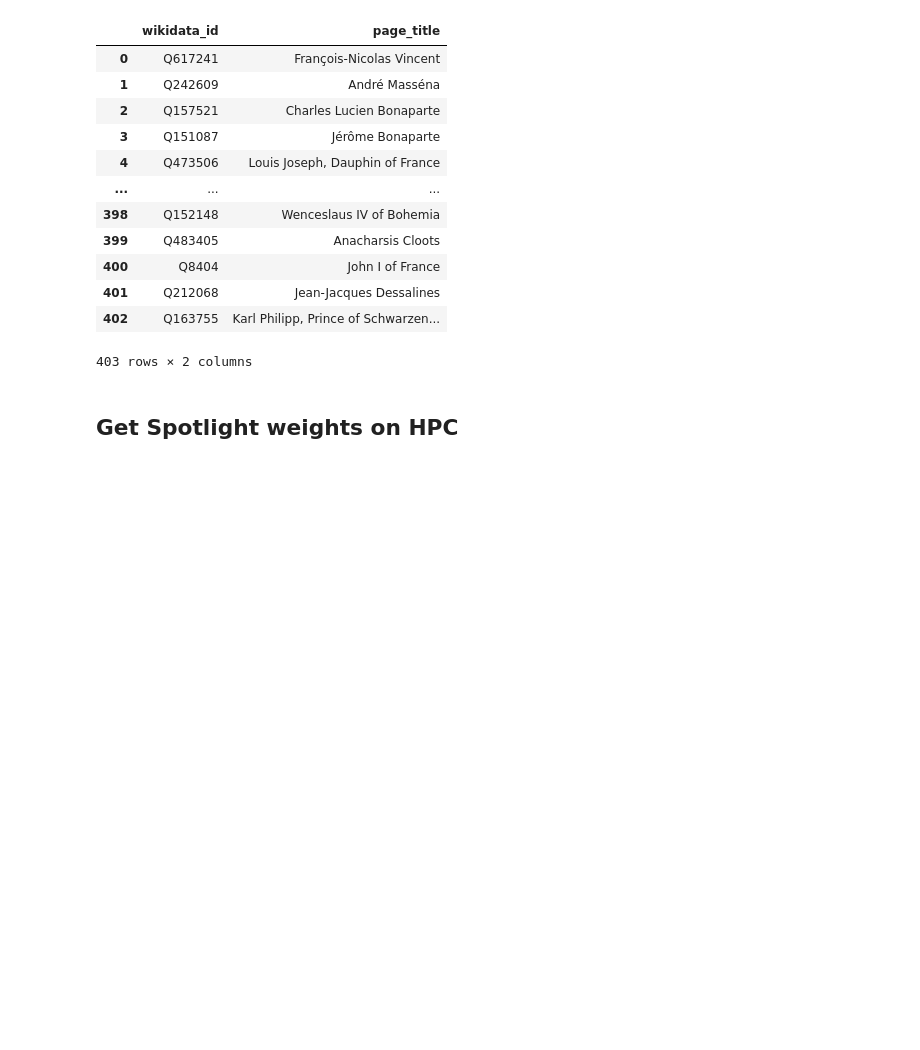
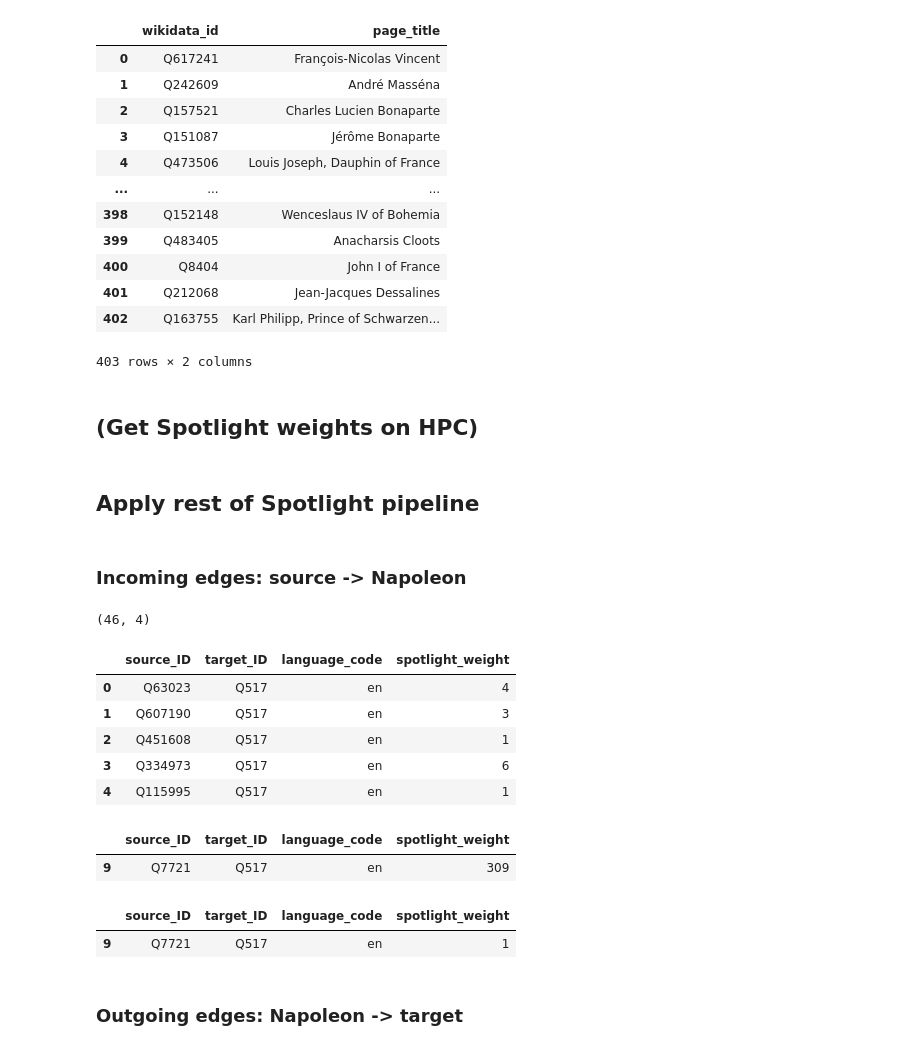
Before and after one commit to Karima-m/BSc_Project_Fall2026, a Jupyter notebook: notebooks/02_spotlight_prep.ipynb, the cells around one changed output. Saved outputs shown, nothing was run; the diff lists cells and outputs as text; code cells hidden in the pictures; blank space fills up the shorter version.

```diff
--- a/notebooks/02_spotlight_prep.ipynb
+++ b/notebooks/02_spotlight_prep.ipynb
@@ -197,15 +197,35 @@ target_names.to_csv('../hpc_jobs/hpc_spotlight/data/napoleon_out/napoleon_target
 # Used later to map LG and TRF predictions to titles
 target_names.to_csv('../data/napoleon_target_names.csv', index=False)
 # %% [markdown]
-## Get Spotlight weights on HPC
+## (Get Spotlight weights on HPC)
+# %% [markdown]
+## Apply rest of Spotlight pipeline
+# %% [markdown]
+### Incoming edges: source -> Napoleon
 # %%
 # Load spotlight predictions
-weights_df = pd.read_csv('../data/weight_files/spotlight_weights.csv')
-
-source_names = pd.read_csv('../data/napoleon_source_names.csv')
+in_weights_df = pd.read_csv('../data/weight_files/spotlight_weights.csv')
 
 # QID -> title
+source_names = pd.read_csv('../data/napoleon_source_names.csv')
 titles = dict(zip(source_names["wikidata_id"], source_names["page_title"]))
+# %%
+print(in_weights_df.shape)
+in_weights_df.head()
+# %% [output]
+(46, 4)
+|  | source_ID | target_ID | language_code | spotlight_weight |
+| 0 | Q63023 | Q517 | en | 4 |
+| 1 | Q607190 | Q517 | en | 3 |
+| 2 | Q451608 | Q517 | en | 1 |
+| 3 | Q334973 | Q517 | en | 6 |
+| 4 | Q115995 | Q517 | en | 1 |
+# %%
+# Napoleon III
+in_weights_df[in_weights_df['source_ID']=='Q7721']
+# %% [output]
+|  | source_ID | target_ID | language_code | spotlight_weight |
+| 9 | Q7721 | Q517 | en | 309 |
 # %%
 # Set weight to 1 if the target title is a substring of the source title
 def is_substring(row):
@@ -218,0 +239,6 @@ weights_df.loc[weights_df.apply(is_substring, axis=1), "weight"] = 1
+# %%
+# Napoleon III after substring step
+in_weights_df[in_weights_df['source_ID']=='Q7721']
+# %% [output]
+|  | source_ID | target_ID | language_code | spotlight_weight |
+| 9 | Q7721 | Q517 | en | 1 |
@@ -218,0 +248,2 @@ weights_df.loc[weights_df.apply(is_substring, axis=1), "weight"] = 1
+# %% [markdown]
+### Outgoing edges: Napoleon -> target
```
Also changed, not shown: parts of 11 cells of this notebook.
